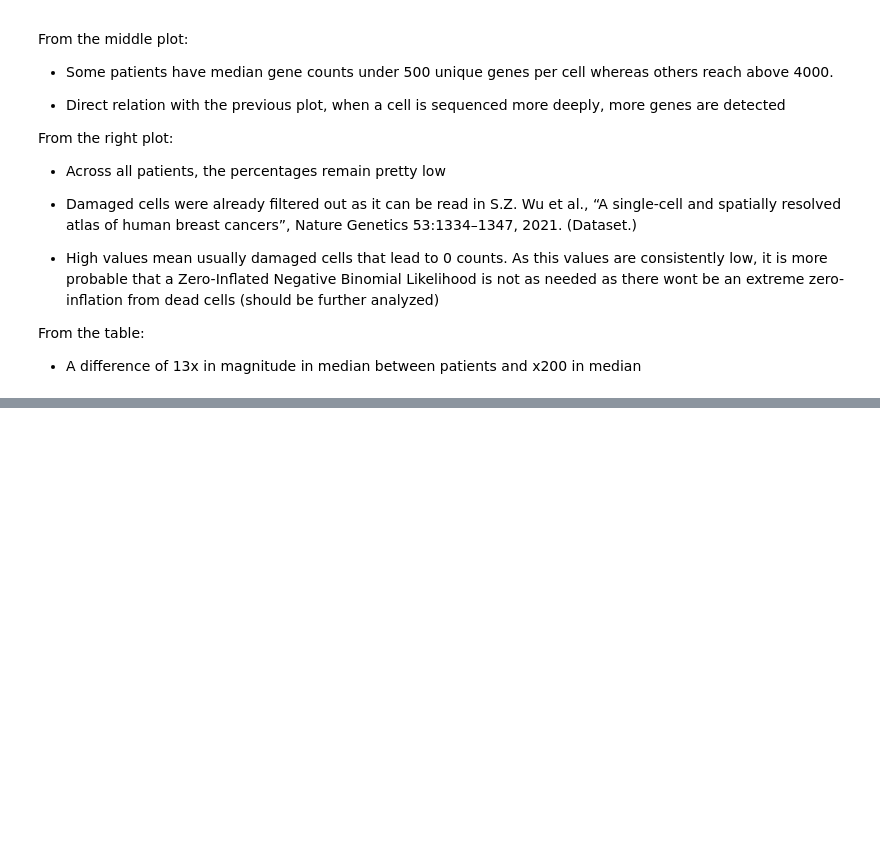
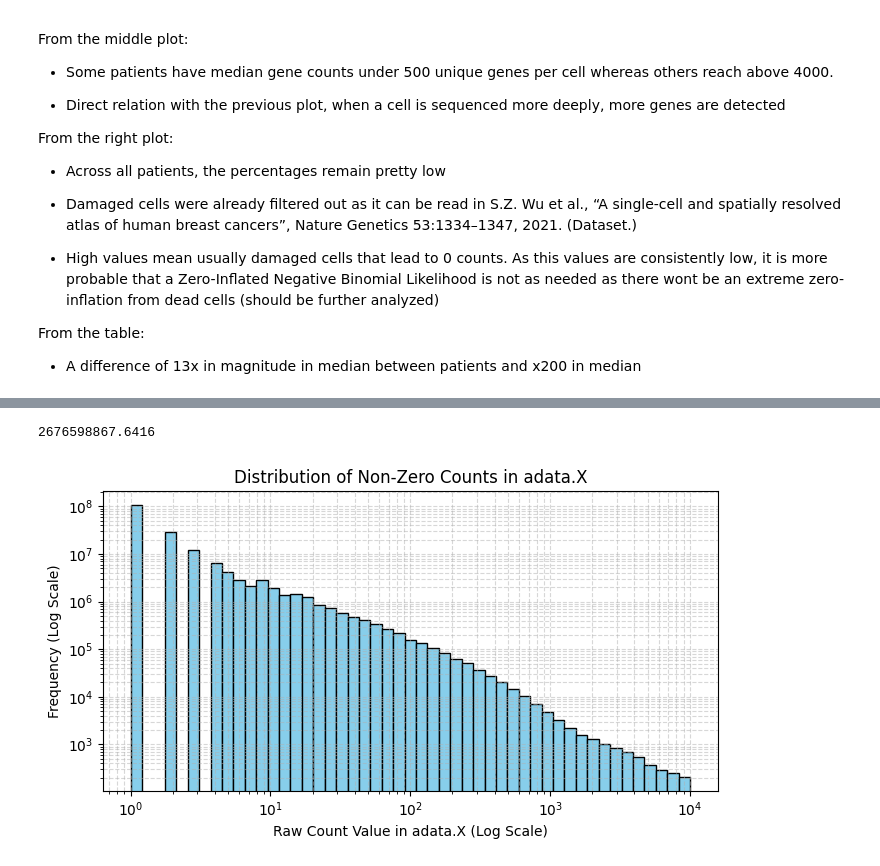
Before and after one commit to alvarodca/DeepGen-Oncology, a Jupyter notebook: Exploratory Notebooks/Data EDA/data.ipynb, the cells around one changed output, grey strips where cells are left out. Saved outputs shown, nothing was run; the diff lists cells and outputs as text; code cells hidden in the pictures; blank space fills up the shorter version.

```diff
--- a/Exploratory Notebooks/Data EDA/data.ipynb
+++ b/Exploratory Notebooks/Data EDA/data.ipynb
@@ -422,0 +547,22 @@ From the table:
+# %%
+(100064*28523)*0.9378
+# %% [output]
+2676598867.6416
+# %%
+if sp.issparse(adata.X):
+    nonzero_counts = adata.X.data
+else:
+    nonzero_counts = adata.X[adata.X > 0]
+
+plt.figure(figsize=(7, 4))
+plt.hist(nonzero_counts, bins=np.logspace(0, 4, 50), color='skyblue', edgecolor='black')
+plt.xscale('log')
+plt.yscale('log')
+plt.xlabel("Raw Count Value in adata.X (Log Scale)")
+plt.ylabel("Frequency (Log Scale)")
+plt.title("Distribution of Non-Zero Counts in adata.X")
+plt.grid(True, which="both", ls="--", alpha=0.5)
+plt.tight_layout()
+plt.show()
+# %% [output]
+[figure, added]
```
Also changed, not shown: parts of 23 cells of this notebook.
